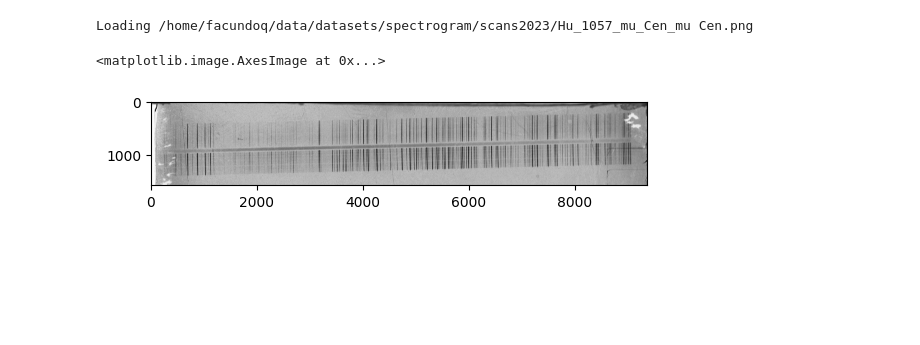
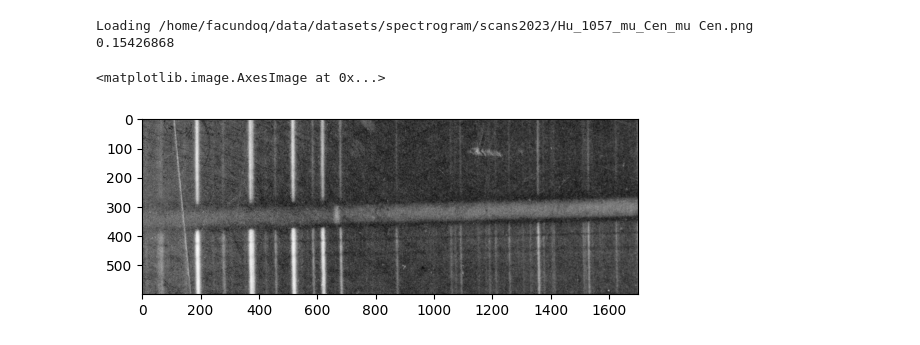
Before and after one commit to facundoq/spectrogen, a Jupyter notebook: reduce.ipynb, the cells around one changed output. Drawn from its saved outputs; the diff is of its cells as text; code cells hidden in the pictures; blank space fills up the shorter version.

```diff
--- a/reduce.ipynb
+++ b/reduce.ipynb
@@ -1,22 +1,24 @@
 # %%
 from pathlib import Path
 import numpy as np
 import matplotlib.pyplot as plt
 from matplotlib.image import imread
 
 folder = Path("/home/facundoq/data/datasets/spectrogram/scans2023/")
 
 file = 10
 files = list([x for x in folder.iterdir() if x.is_file()])
 
 filepath = files[file]
 
 print(f"Loading {filepath}")
 
-image = imread(filepath)
 
+image = 1-imread(filepath)[600:1200,500:2200]
+print(image.min())
 plt.imshow(image,cmap="gray")
 # %% [output]
 Loading /home/facundoq/data/datasets/spectrogram/scans2023/Hu_1057_mu_Cen_mu Cen.png
+0.15426868
 <matplotlib.image.AxesImage at 0x...>
-[figure, old version]
+[figure, new version]
```
Also changed, not shown: parts of 7 cells of this notebook, 1 other file.
